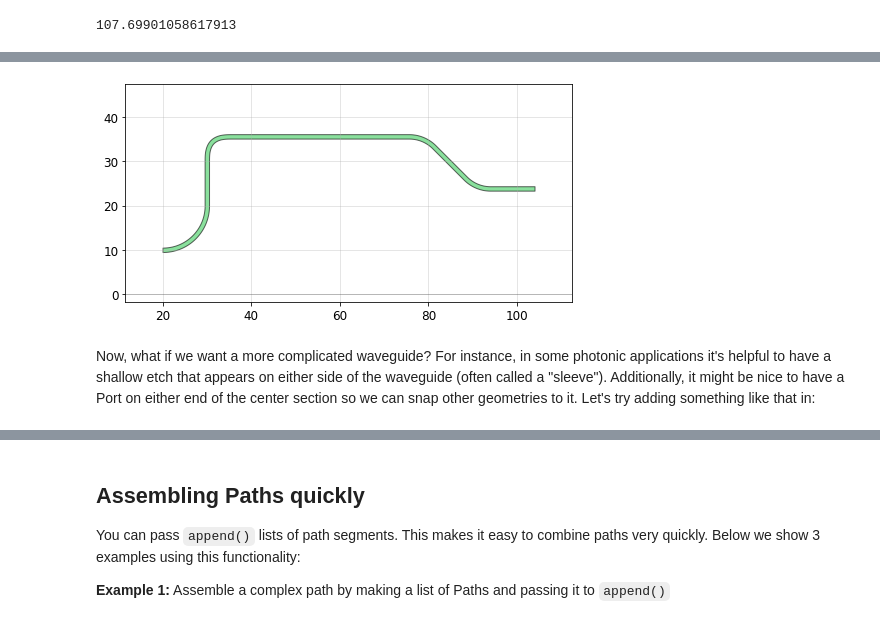
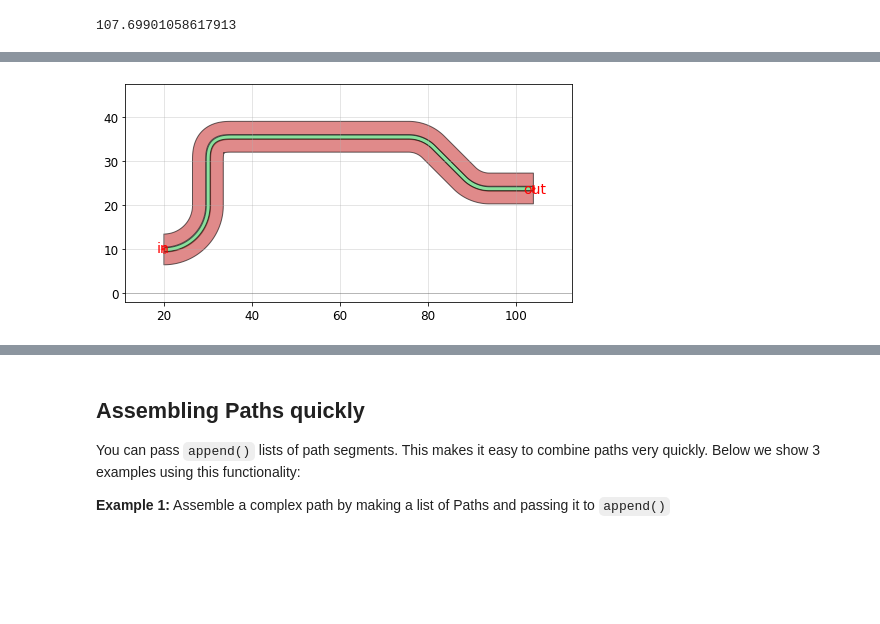
Before and after one commit to amccaugh/phidl, a Jupyter notebook: docs/tutorials/waveguides.ipynb, the cells around one changed output, grey strips where cells are left out. Cells and saved outputs as stored; diff of their text form; code cells hidden in the pictures; blank space fills up the shorter version.

```diff
--- a/docs/tutorials/waveguides.ipynb
+++ b/docs/tutorials/waveguides.ipynb
@@ -63,16 +87,16 @@ Now that we've got our path defined, the next step is to tell phidl what we want
 # %%
 # Create a blank CrossSection
 X = CrossSection()
 
-# Add a single "section" to the cross-section
-X.add(width = 1, offset = 0, layer = 0)
+# Add a a few "sections" to the cross-section
+X.add(width = 1, offset = 0, layer = 0, ports = ('in','out'))
+X.add(width = 3, offset = 2, layer = 2)
+X.add(width = 3, offset = -2, layer = 2)
 
 # Combine the Path and the CrossSection
-waveguide_device = P.extrude(cross_section = X)
+waveguide_device = P.extrude(X)
 
 # Quickplot the resulting Device
 qp(waveguide_device)
 # %% [output]
-[figure, old version]
+[figure, new version]
-# %% [markdown]
-Now, what if we want a more complicated waveguide?  For instance, in some photonic applications it's helpful to have a shallow etch that appears on either side of the waveguide (often called a "sleeve").  Additionally, it might be nice to have a Port on either end of the center section so we can snap other geometries to it.  Let's try adding something like that in:
```
Also changed, not shown: parts of 16 cells of this notebook.
